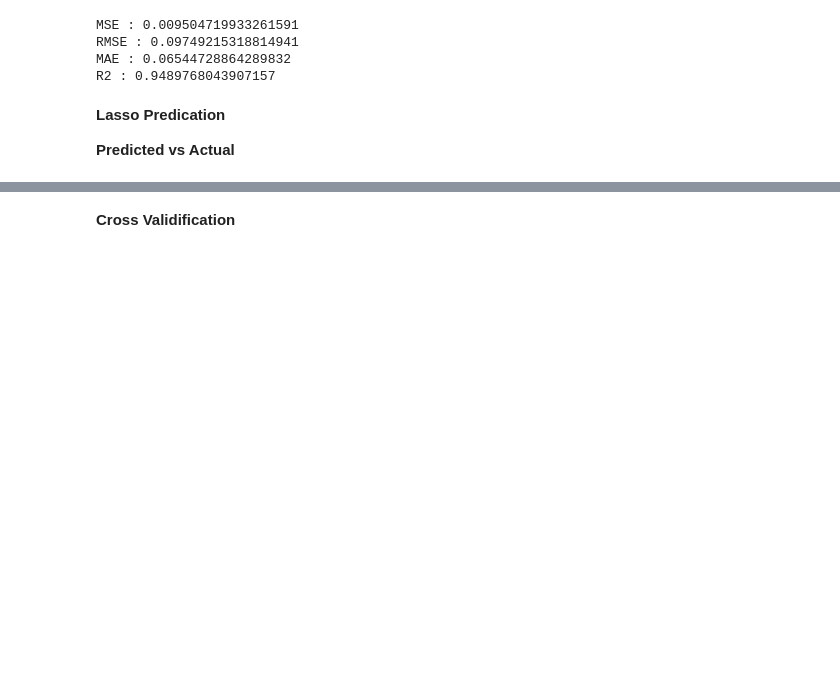
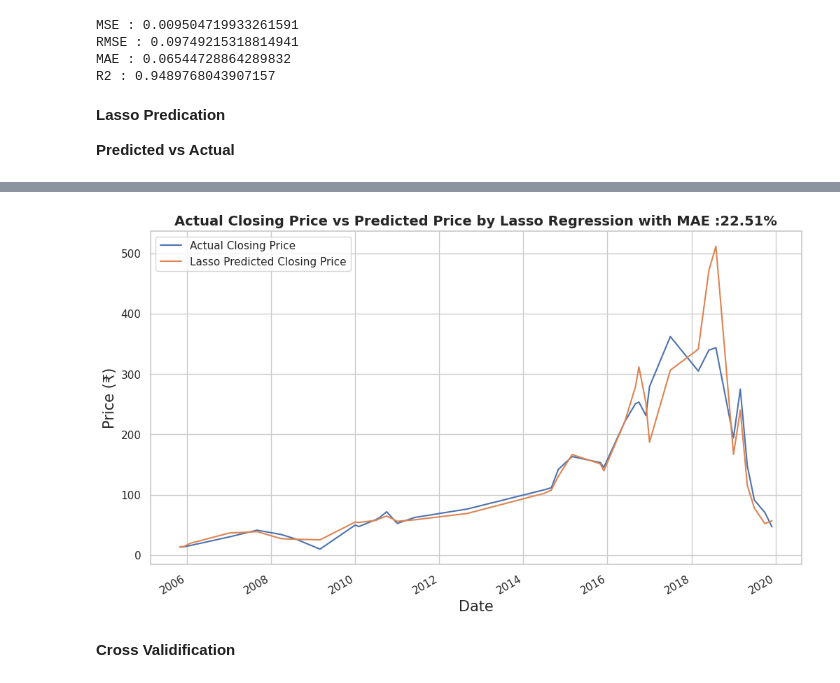
Before and after one commit to nehaa54/StockClosingPricePred, a Jupyter notebook: YesBankStockClosingPrediction.ipynb, the cells around one changed output, grey strips where cells are left out. Saved outputs shown, nothing was run; the diff lists cells and outputs as text; code cells hidden in the pictures; blank space fills up the shorter version.

```diff
--- a/YesBankStockClosingPrediction.ipynb
+++ b/YesBankStockClosingPrediction.ipynb
@@ -610,0 +602,5 @@ plt.show()
+# %%
+# Data frame for Actual closing price and Lasso Predicted Closing Price
+test_df['Lasso Predicted Closing Price']= 10**y_lasso_pred
+lasso_df= test_df.loc[:, ['Actual Closing Price', 'Lasso Predicted Closing Price']]
+lasso_df.head()
@@ -611,3 +615,13 @@ plt.show()
+# %%
+#Graph between Actual Close price and Lasso Regression Predicted Price
+lasso_df.plot(figsize = (12,7))
+plt.xlabel('Date',fontsize = 15)
+plt.ylabel('Price (₹)',fontsize = 15)
+plt.title('Actual Closing Price vs Predicted Price by Lasso Regression with MAE :{:.2f}%'.format(MAE(10**y_test,10**y_lasso_pred)),fontweight = 'bold',fontsize = 14)
+plt.legend()
+plt.show()
+# %% [output]
+[figure, added]
 # %% [markdown]
 **Cross Validification**
 # %%
```
Also changed, not shown: parts of 27 cells of this notebook.
